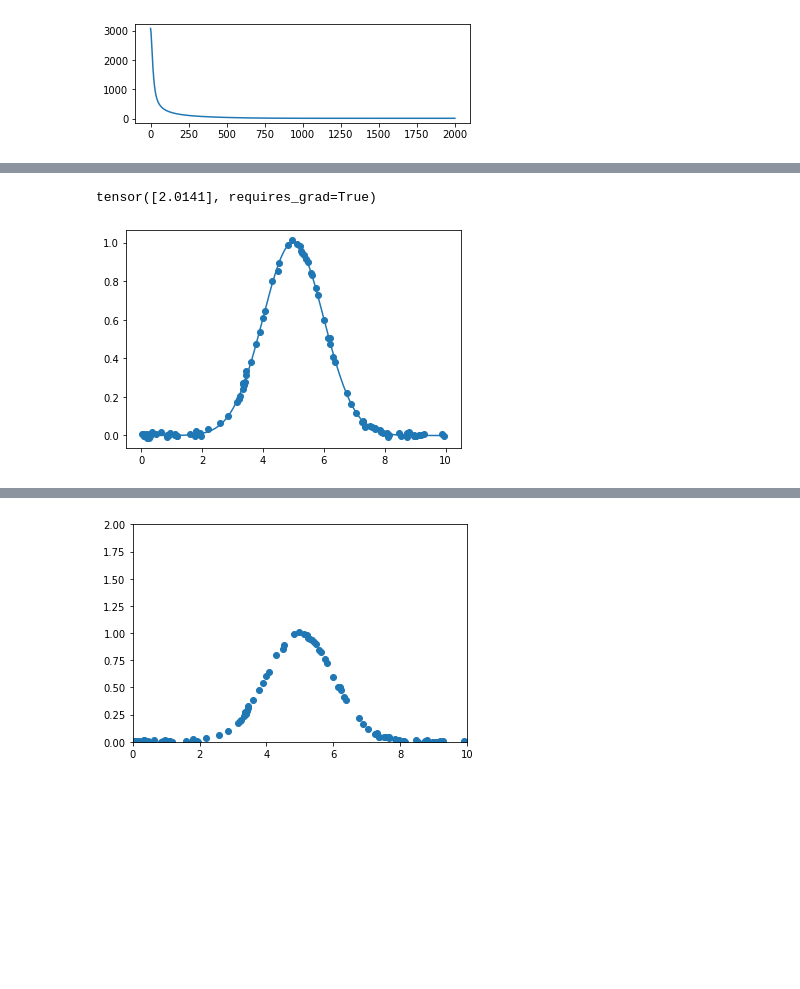
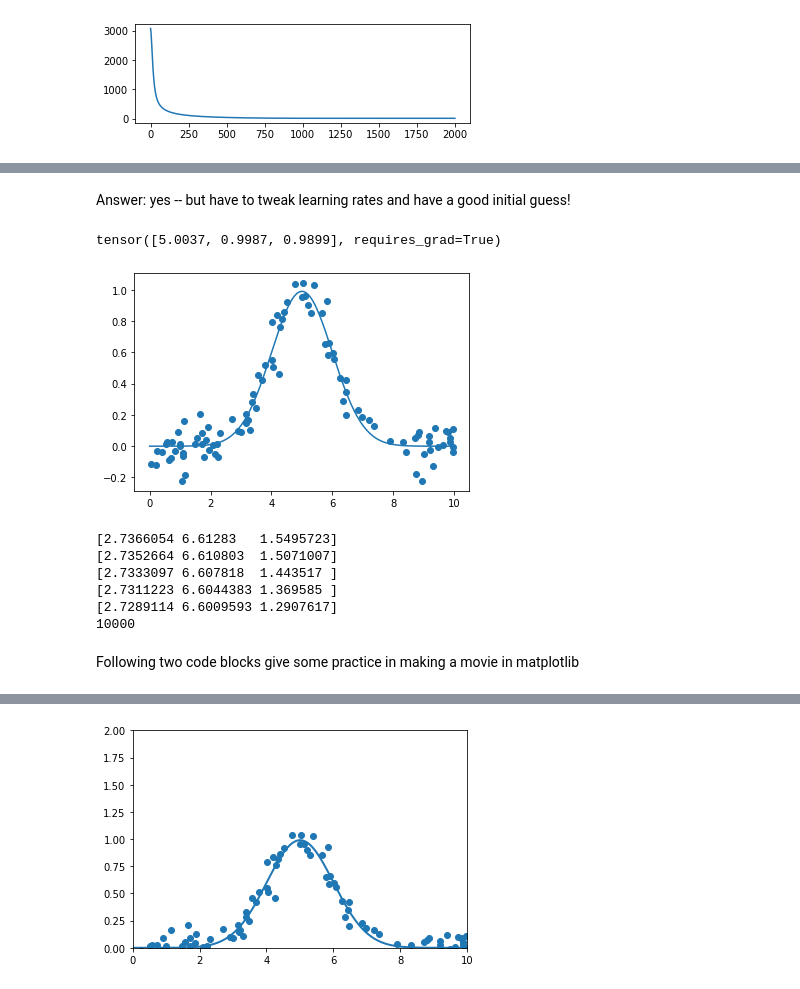
Before and after one commit to rhiju/rna_lores2, a Jupyter notebook: 0_Simple_1D_fit.ipynb, the cells around one changed output, grey strips where cells are left out. Saved outputs shown, nothing was run; the diff lists cells and outputs as text; code cells hidden in the pictures; blank space fills up the shorter version.

```diff
--- a/0_Simple_1D_fit.ipynb
+++ b/0_Simple_1D_fit.ipynb
@@ -111,7 +117,7 @@ n = 100 # number of examples
 p = torch.Tensor( [5,1,1] )
 x = Variable(torch.rand(n) * 10, requires_grad=False)
 y = forward_gaussian(x, p)
-y += 0.01* torch.randn(n)
+y += 0.1* torch.randn(n)
 
 plt.scatter(x,y)
 
@@ -130,14 +136,14 @@ p_hat = Variable(p_init.clone(), requires_grad=True)
 # Optimizer (NEW)
 learning_rate = 5e-2
 
-opt = torch.optim.SGD([p_hat], lr=learning_rate, momentum=0.1)
+opt = torch.optim.SGD([p_hat], lr=learning_rate, momentum=0.5)
 #opt = torch.optim.Adagrad([p_hat], lr=learning_rate)
 
 loss_history = []
 p_history = []
 
 # Training loop
-for i in range(0, 2000):
+for i in range(0, 10000):
     opt.zero_grad()
 
     # Compute current estimate
@@ -177,16 +194,28 @@ tensor([4.9955, 0.9994, 1.0009], requires_grad=True)
+# %% [markdown]
+Answer: yes -- but have to tweak learning rates and have a good initial guess!
 # %%
 plt.scatter( x, y)
 x_fine = Variable(torch.linspace(0,10,200), requires_grad=False)
 y_fine = forward_gaussian( x_fine, p_hat )
-print( exp_hat )
+print( p_hat )
 plt.plot(x_fine,y_fine.detach().numpy())
 plt.show()
 # %% [output]
-tensor([2.0141], requires_grad=True)
+tensor([5.0037, 0.9987, 0.9899], requires_grad=True)
-[figure, old version]
+[figure, new version]
 # %%
 for i in range(5):
   print( p_history[i] )
+print( len( p_history) )
+# %% [output]
+[2.7366054 6.61283   1.5495723]
+[2.7352664 6.610803  1.5071007]
+[2.7333097 6.607818  1.443517 ]
+[2.7311223 6.6044383 1.369585 ]
+[2.7289114 6.6009593 1.2907617]
+10000
+# %% [markdown]
+Following two code blocks give some practice in making a movie in matplotlib
 # %%
 from matplotlib import animation, rc
 from IPython.display import HTML
@@ -204,11 +233,13 @@ def init():
 
 def animate(i):
     x_fine = Variable(torch.linspace(0,10,200), requires_grad=False)
-    y_fine = forward_gaussian( x_fine, p_history[5*i] )
+    y_fine = forward_gaussian( x_fine, p_history[20*i] )
     line.set_data(x_fine.numpy(), y_fine.numpy())
     return (line,)
 
 anim = animation.FuncAnimation(fig, animate, init_func=init,
-                               frames=200, interval=20,
+                               frames=500, interval=20,
                                blit=True)
+
+HTML(anim.to_html5_video())
 # %% [output]
@@ -215 +247 @@ anim = animation.FuncAnimation(fig, animate, init_func=init,
-[figure, old version]
+[figure, new version]
```
Also changed, not shown: parts of 13 cells of this notebook.
